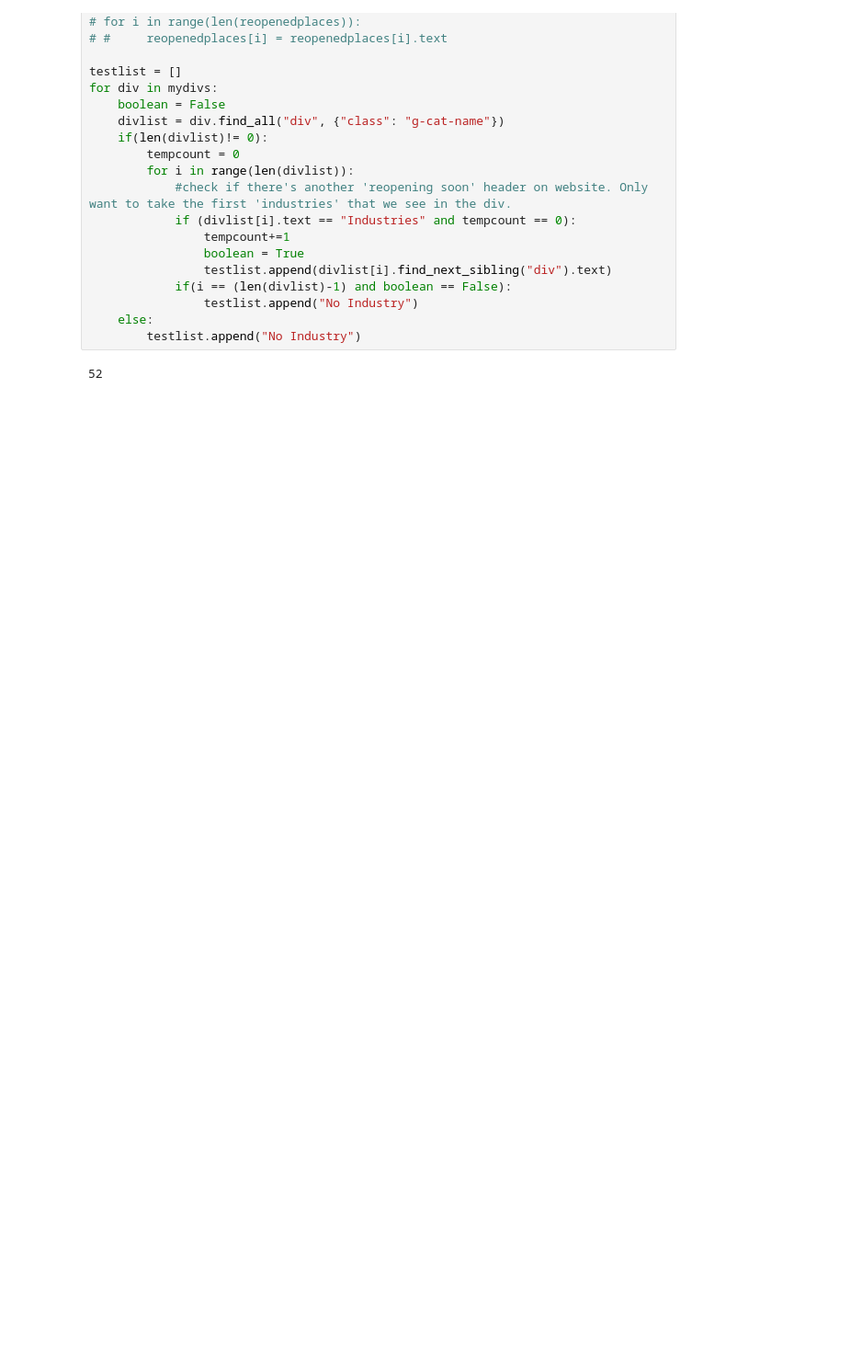
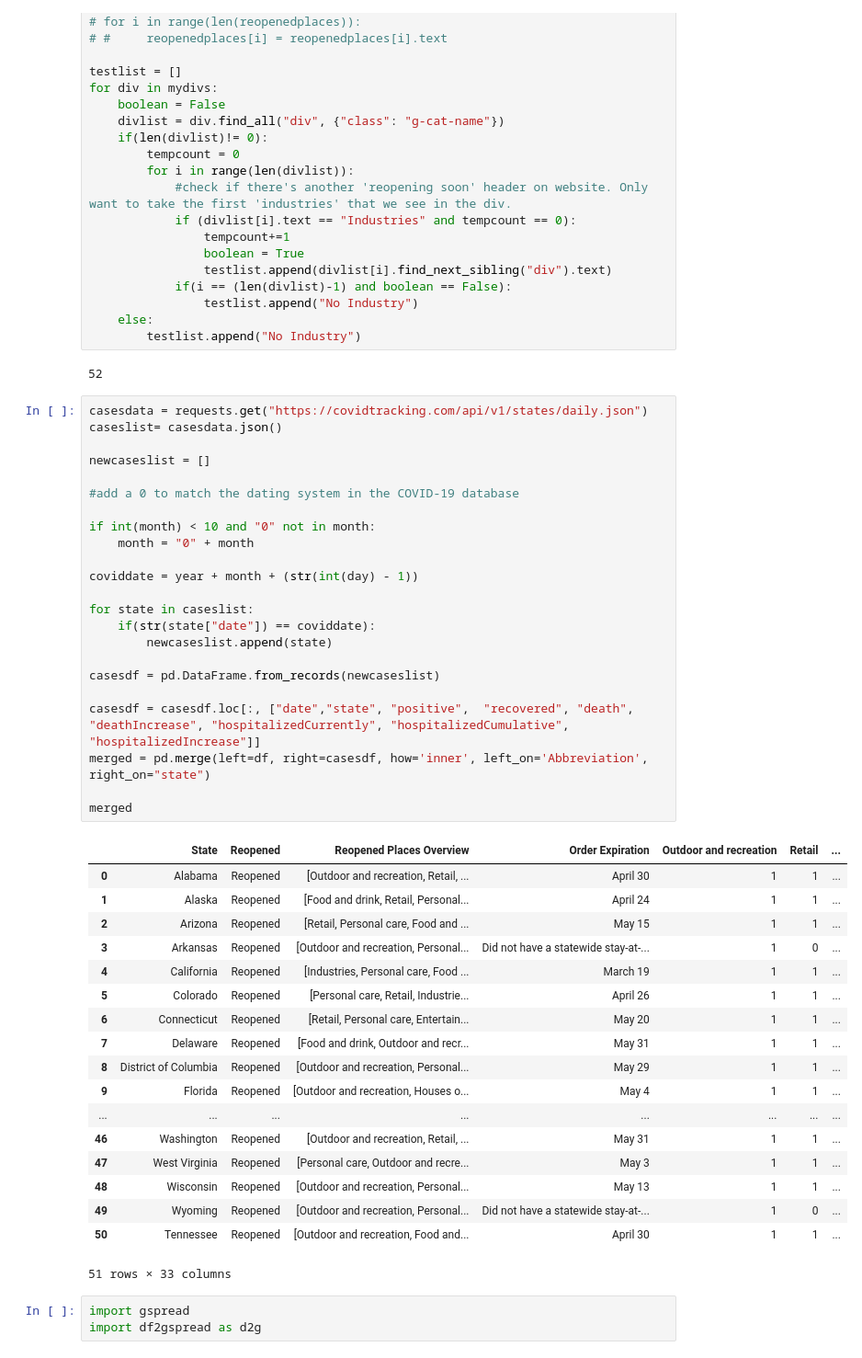
Before and after one commit to oliverli99/NYT-Web-Scraper-, a Jupyter notebook: New York Times Web Scraper.ipynb, the cells around one changed output. Shown: that part at 92% size. Drawn from its saved outputs; the diff is of its cells as text; blank space fills up the shorter version.

Commit message:
added covid-19 data

```diff
--- a/New York Times Web Scraper.ipynb
+++ b/New York Times Web Scraper.ipynb
@@ -286,3 +264,48 @@ for div in mydivs:
         testlist.append("No Industry")
 # %% [output]
 52
+# %%
+casesdata = requests.get("https://covidtracking.com/api/v1/states/daily.json")
+caseslist= casesdata.json()
+
+newcaseslist = []
+
+#add a 0 to match the dating system in the COVID-19 database
+
+if int(month) < 10 and "0" not in month:
+    month = "0" + month
+
+coviddate = year + month + (str(int(day) - 1))
+
+for state in caseslist:
+    if(str(state["date"]) == coviddate):
+        newcaseslist.append(state)
+
+casesdf = pd.DataFrame.from_records(newcaseslist)
+
+casesdf = casesdf.loc[:, ["date","state", "positive",  "recovered", "death", "deathIncrease", "hospitalizedCurrently", "hospitalizedCumulative", "hospitalizedIncrease"]]
+merged = pd.merge(left=df, right=casesdf, how='inner', left_on='Abbreviation', right_on="state")
+
+merged
+# %% [output]
+|  | State | Reopened | Reopened Places Overview | Order Expiration | Outdoor and recreation | Retail | ... |
+| 0 | Alabama | Reopened | [Outdoor and recreation, Retail, ... | April 30 | 1 | 1 | ... |
+| 1 | Alaska | Reopened | [Food and drink, Retail, Personal... | April 24 | 1 | 1 | ... |
+| 2 | Arizona | Reopened | [Retail, Personal care, Food and ... | May 15 | 1 | 1 | ... |
+| 3 | Arkansas | Reopened | [Outdoor and recreation, Personal... | Did not have a statewide stay-at-... | 1 | 0 | ... |
+| 4 | California | Reopened | [Industries, Personal care, Food ... | March 19 | 1 | 1 | ... |
+| 5 | Colorado | Reopened | [Personal care, Retail, Industrie... | April 26 | 1 | 1 | ... |
+| 6 | Connecticut | Reopened | [Retail, Personal care, Entertain... | May 20 | 1 | 1 | ... |
+| 7 | Delaware | Reopened | [Food and drink, Outdoor and recr... | May 31 | 1 | 1 | ... |
+| 8 | District of Columbia | Reopened | [Outdoor and recreation, Personal... | May 29 | 1 | 1 | ... |
+| 9 | Florida | Reopened | [Outdoor and recreation, Houses o... | May 4 | 1 | 1 | ... |
+| ... | ... | ... | ... | ... | ... | ... | ... |
+| 46 | Washington | Reopened | [Outdoor and recreation, Retail, ... | May 31 | 1 | 1 | ... |
+| 47 | West Virginia | Reopened | [Personal care, Outdoor and recre... | May 3 | 1 | 1 | ... |
+| 48 | Wisconsin | Reopened | [Outdoor and recreation, Personal... | May 13 | 1 | 1 | ... |
+| 49 | Wyoming | Reopened | [Outdoor and recreation, Personal... | Did not have a statewide stay-at-... | 1 | 0 | ... |
+| 50 | Tennessee | Reopened | [Outdoor and recreation, Food and... | April 30 | 1 | 1 | ... |
+51 rows × 33 columns
+# %%
+import gspread
+import df2gspread as d2g
```
Also changed, not shown: parts of 6 cells of this notebook, 1 other file.
